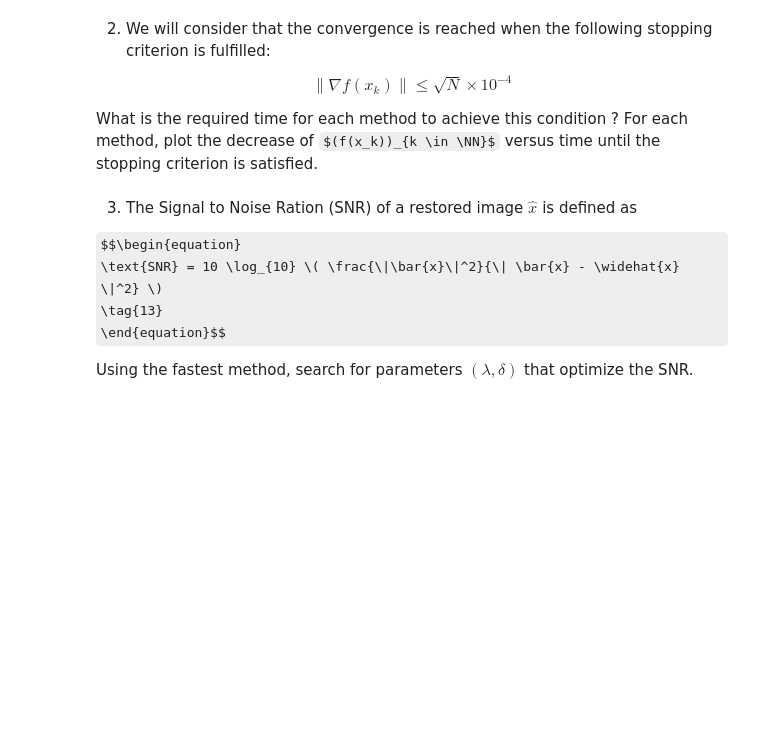
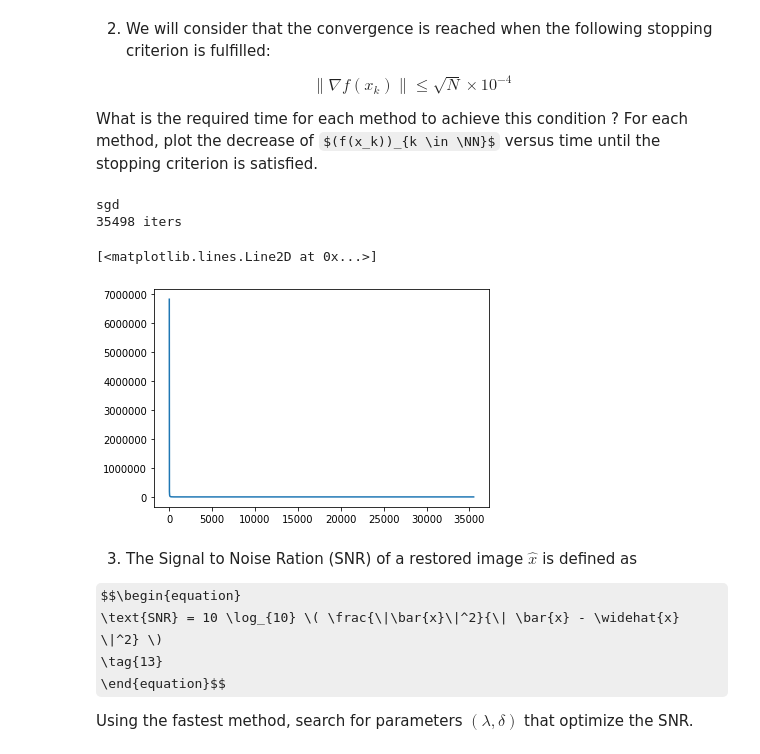
Before and after one commit to aRI0U/MVA-LSD_TPs, a Jupyter notebook: LSD_TPn3_Lichtle_Riou_SanRoman.ipynb, the cells around one changed output. Drawn from its saved outputs; the diff is of its cells as text; code cells hidden in the pictures; some formulas as TeX source; blank space fills up the shorter version.

```diff
--- a/LSD_TPn3_Lichtle_Riou_SanRoman.ipynb
+++ b/LSD_TPn3_Lichtle_Riou_SanRoman.ipynb
@@ -182,13 +182,20 @@ def grad_f(x):
     grad = Gx / psi(Gx) @ G
     return H.T @ (H @ x - y) + lbda/(delta**2) * grad
 
-def gradient_descent(x0, f, grad_f, n_iters=1000, lr=1e-5):
+def gradient_descent(x0, f, grad_f, threshold=1e-3, lr=1e-5):
+    fx_lst = [f(x0)]
     x = np.copy(x0)
-    for k in range(n_iters):
+    for k in range(int(1e6)):
         x -= lr * grad_f(x)
-        if k % (n_iters // 10) == 0 or k == n_iters - 1:
-            print("iter {}/{}:\tf(x) = {:.3f}".format(k + 1, n_iters, f(x)))
-    return x
+        fx_lst.append(f(x))
+        norm_grad_f = np.linalg.norm(grad_f(x))
+        stopping = norm_grad_f <= threshold
+        if k % 100 == 0:
+            print("iter={}, f(x)={:.3f}, ||∇f(x)||={:.3f}".format(k + 1, f(x), norm_grad_f))
+        if stopping:
+            print("stopping criterion reached, stopping now")
+            break
+    return fx_lst
 
-x_sgd = gradient_descent(x0, f, grad_f)
+fx_sgd = gradient_descent(x0, f, grad_f)
 # %% [output]
@@ -296,6 +375,15 @@ $$\begin{equation}
 \end{equation}$$
 
 What is the required time for each method to achieve this condition ? For each method, plot the decrease of $(f(x_k))_{k \in \NN}$ versus time until the stopping criterion is satisfied.
+# %%
+print("sgd")
+print("{} iters".format(len(fx_sgd)))
+plt.plot(fx_sgd) # decrease lr?
+# %% [output]
+sgd
+35498 iters
+[<matplotlib.lines.Line2D at 0x...>]
+[figure, added]
 # %% [markdown]
 3. The Signal to Noise Ration (SNR) of a restored image $\widehat{x}$ is defined as
 
```
Also changed, not shown: parts of 11 cells of this notebook.
